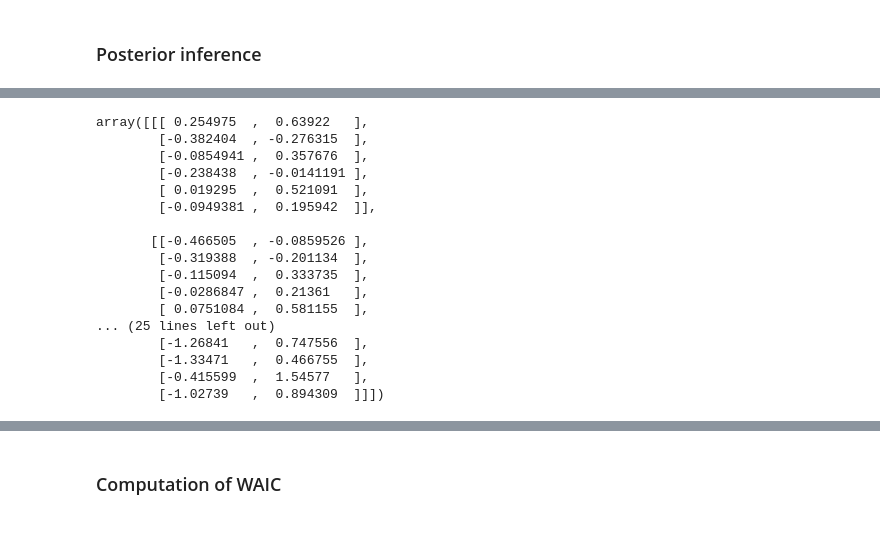
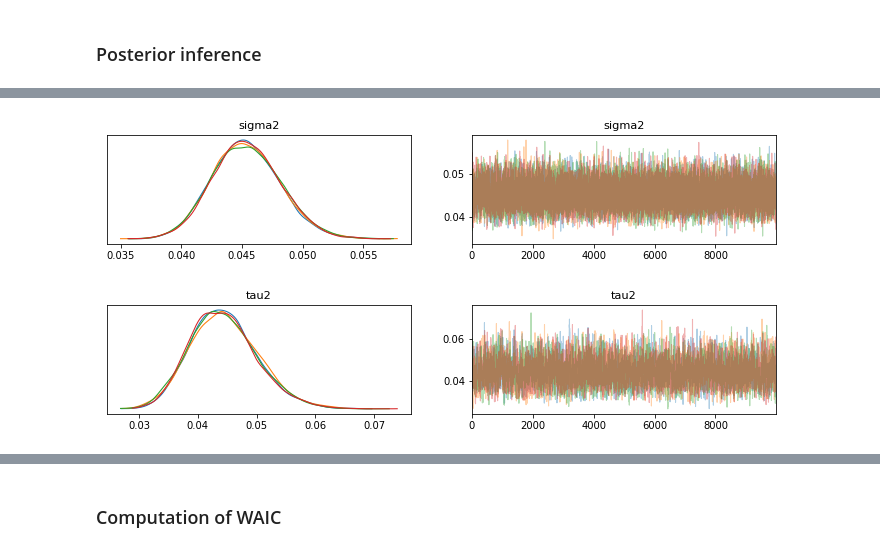
Before and after one commit to richilazza99/bayesian-project, a Jupyter notebook: Model_fixed_clusters.ipynb, the cells around one changed output, grey strips where cells are left out. Saved outputs shown, nothing was run; the diff lists cells and outputs as text; code cells hidden in the pictures.

```diff
--- a/Model_fixed_clusters.ipynb
+++ b/Model_fixed_clusters.ipynb
@@ -370,21 +374,14 @@ plt.show()
-# %%
-hdis = az.hdi(fit_clus, var_names=["betas"]).betas.values
-hdis
-# %% [output]
-array([[[ 0.254975  ,  0.63922   ],
-        [-0.382404  , -0.276315  ],
-        [-0.0854941 ,  0.357676  ],
-        [-0.238438  , -0.0141191 ],
-        [ 0.019295  ,  0.521091  ],
-        [-0.0949381 ,  0.195942  ]],
-
-       [[-0.466505  , -0.0859526 ],
-        [-0.319388  , -0.201134  ],
-        [-0.115094  ,  0.333735  ],
-        [-0.0286847 ,  0.21361   ],
-        [ 0.0751084 ,  0.581155  ],
-... (25 lines left out)
-        [-1.26841   ,  0.747556  ],
-        [-1.33471   ,  0.466755  ],
-        [-0.415599  ,  1.54577   ],
-        [-1.02739   ,  0.894309  ]]])
+# %%
+az.plot_trace(fit_clus_az,var_names=["sigma2"],
+              compact = False
+             )
+plt.show()
+# %% [output]
+[figure, added]
+# %%
+az.plot_trace(fit_clus_az,var_names=["tau2"],
+              compact = False
+             )
+plt.show()
+# %% [output]
+[figure, added]
```
Also changed, not shown: parts of 21 cells of this notebook.
